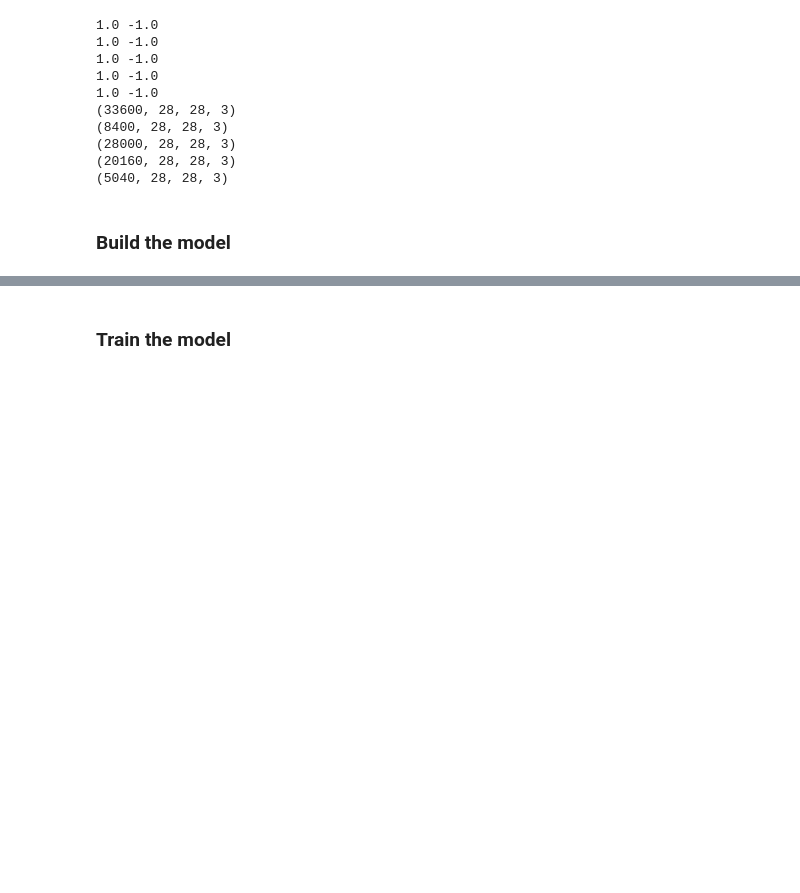
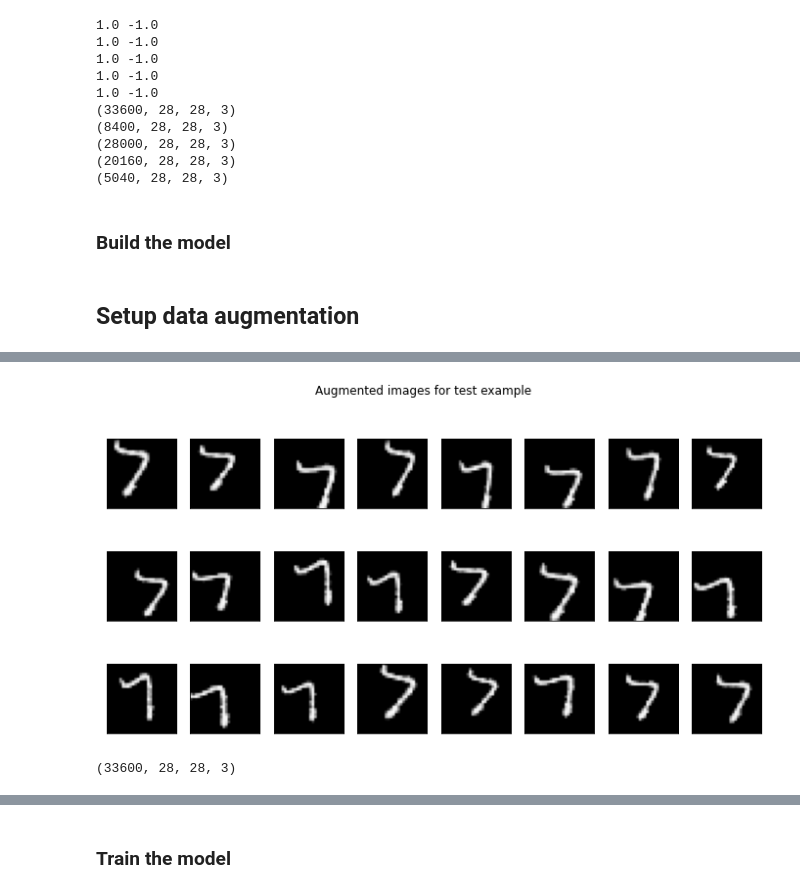
Before and after one commit to PashaIanko/Kaggle.DigitRecognizer, a Jupyter notebook: 0_baseline.ipynb, the cells around one changed output, grey strips where cells are left out. Saved outputs shown, nothing was run; the diff lists cells and outputs as text; code cells hidden in the pictures; blank space fills up the shorter version.

```diff
--- a/0_baseline.ipynb
+++ b/0_baseline.ipynb
@@ -1213,3 +1213,5 @@ xception.compile(
     optimizer='adam',
     metrics=['accuracy']
 )
+# %% [markdown]
+## Setup data augmentation
@@ -1215,0 +1227,14 @@ xception.compile(
+# %%
+idx = 105
+fig, axes = plt.subplots(3,8, figsize=(12,6))
+x = np.array([X_train_xception[idx]])  # [[x1], [x2]]
+y = Y_train[idx].reshape(-1, 1)  # [[1], [3], ...]
+fig.suptitle('Augmented images for test example')
+for i in range(3):
+    for j in range(8):
+        augmented_example_X, augmented_example_y = data_generator.flow(
+            x, y, batch_size=1).next()
+        axes[i,j].imshow(augmented_example_X.squeeze(), cmap='Greys')
+        axes[i,j].set_xticks([])
+        axes[i,j].set_yticks([])
+# %% [output]
@@ -1215,0 +1258,11 @@ xception.compile(
+[figure, added]
+# %%
+print(X_train_xception.shape)
+
+train_generator = data_generator.flow(
+    X_train_xception,
+    Y_train,
+    batch_size=32
+)
+# %% [output]
+(33600, 28, 28, 3)
```
Also changed, not shown: parts of 35 cells of this notebook.
